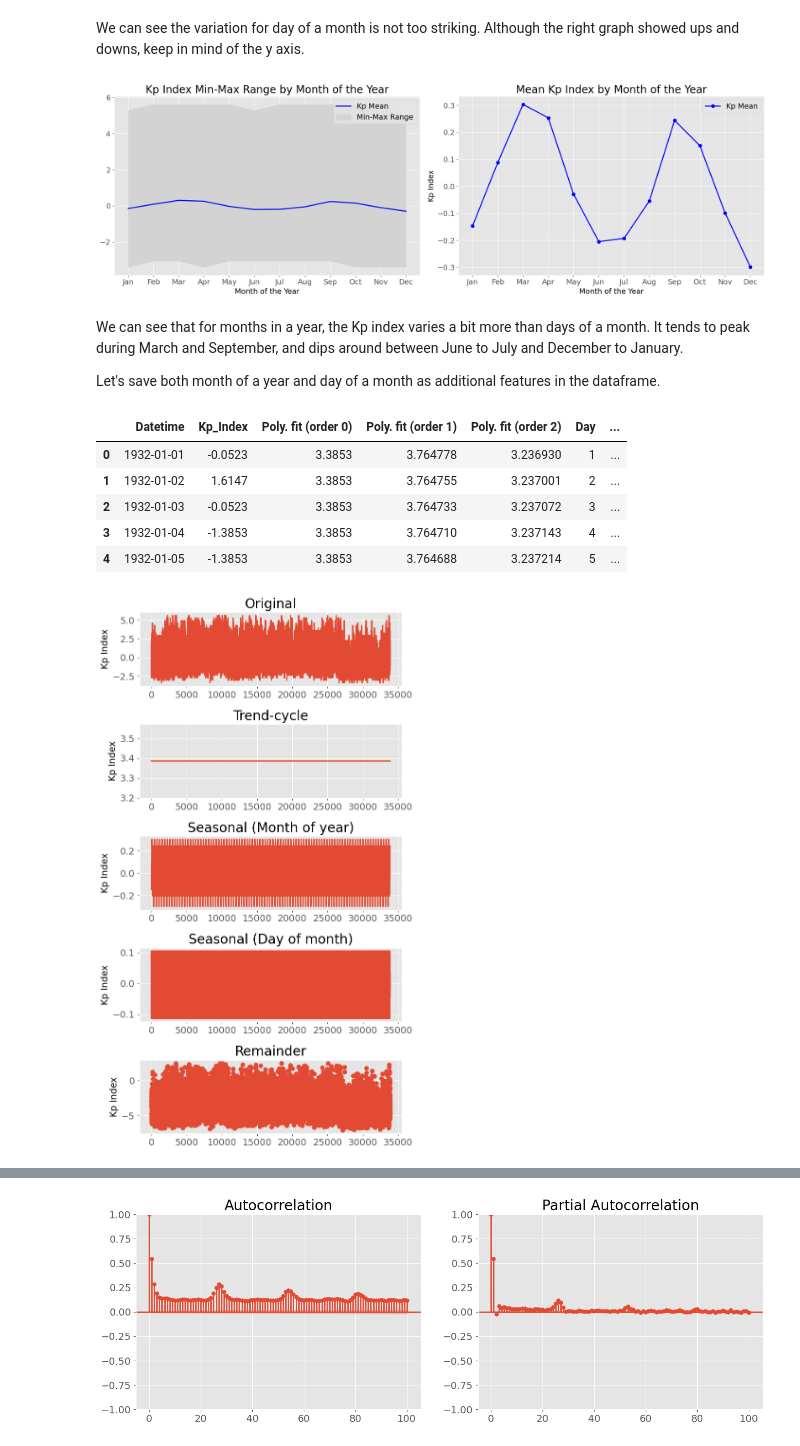
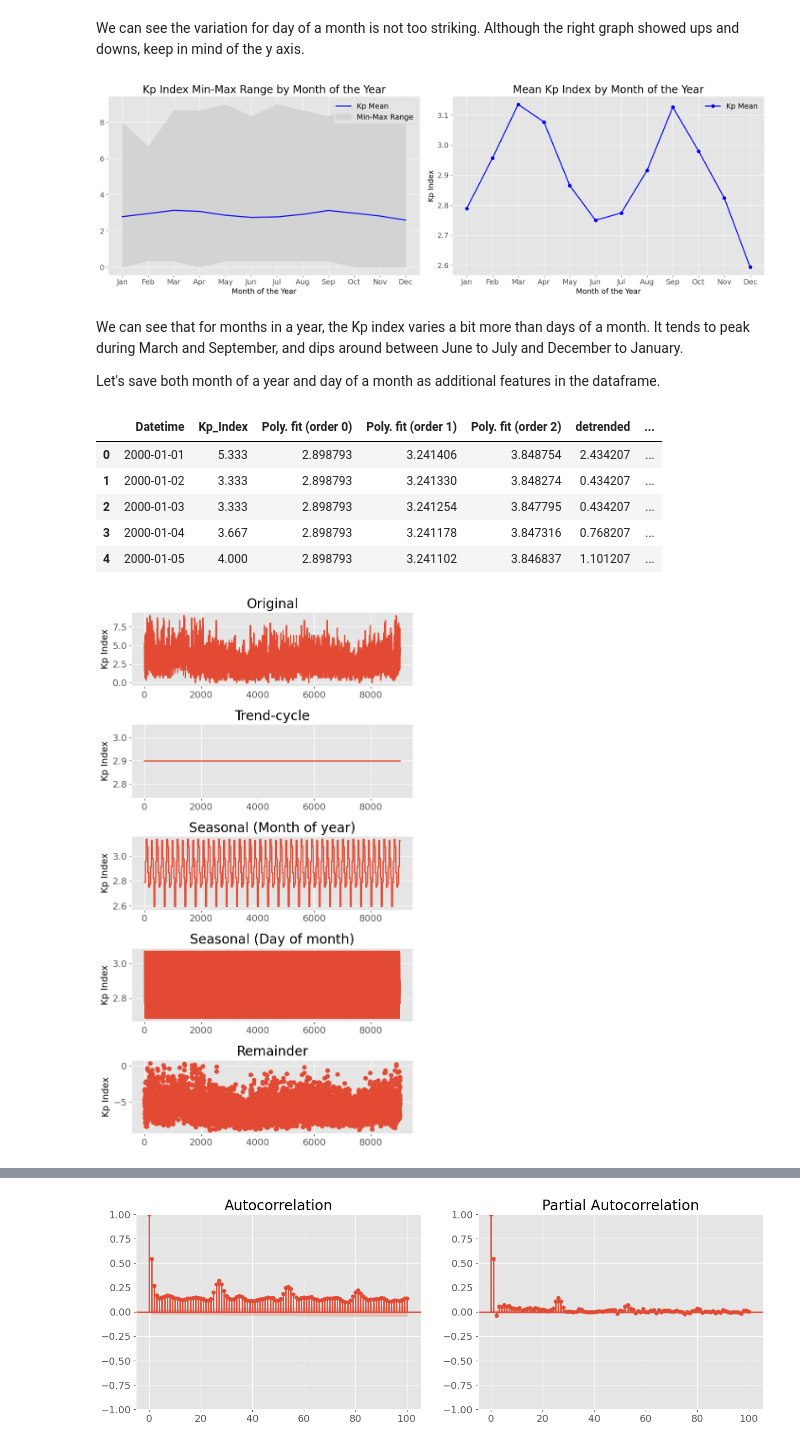
Before and after one commit to hcwang24/Aurora_Watch, a Jupyter notebook: aurora.ipynb, the cells around one changed output, grey strips where cells are left out. Drawn from its saved outputs; the diff is of its cells as text; code cells hidden in the pictures.

```diff
--- a/aurora.ipynb
+++ b/aurora.ipynb
@@ -228,0 +232,3 @@ daily_max_df.head()
+# %%
+daily_max_df_2000['detrended'] = daily_max_df_2000["Kp_Index"] - daily_max_df_2000['Poly. fit (order 0)']
+daily_max_df_2000.head()
@@ -234,28 +247,28 @@ By subtracting all daily values with 3.385272, the lines should converge to 0, s
 Let's do some exploration first. I'm curious to see how the peak Kp index repeat over days in a month, and months in a year and .
 # %%
 # Group by day of the month and calculate the mean, min, and max
-day_of_month = daily_max_df.groupby(daily_max_df['Datetime'].dt.day).agg(
+day_of_month = daily_max_df_2000.groupby(daily_max_df_2000['Datetime'].dt.day).agg(
     Mean_dayofmonth_peak_Kp=('Kp_Index', 'mean'),
     Min_dayofmonth_peak_Kp=('Kp_Index', 'min'),
     Max_dayofmonth_peak_Kp=('Kp_Index', 'max')
 ).reset_index()
 
 # Rename the 'Datetime' column to 'Day' since we are grouping by the day of the month
-day_of_month.rename(columns={'Datetime': 'Day'}, inplace=True)
+day_of_month.rename(columns={'Datetime': 'Day_of_Month'}, inplace=True)
 
 # Create subplots with two side-by-side plots
 fig, axes = plt.subplots(1, 2, figsize=(18, 6))
 
 # Plot min, mean, max Kp index
-axes[0].plot(day_of_month['Day'], day_of_month['Mean_dayofmonth_peak_Kp'], label="Kp Mean", color='blue')
-axes[0].fill_between(day_of_month['Day'], day_of_month['Min_dayofmonth_peak_Kp'], day_of_month['Max_dayofmonth_peak_Kp'], color='lightgray', alpha=1, label="Min-Max Range")
+axes[0].plot(day_of_month['Day_of_Month'], day_of_month['Mean_dayofmonth_peak_Kp'], label="Kp Mean", color='blue')
+axes[0].fill_between(day_of_month['Day_of_Month'], day_of_month['Min_dayofmonth_peak_Kp'], day_of_month['Max_dayofmonth_peak_Kp'], color='lightgray', alpha=1, label="Min-Max Range")
 axes[0].set_xlabel('Day of the Month')
 axes[0].set_title("Kp Index Min-Max Range by Day of the Month")
 axes[0].set_xticks(range(1, 32))
 axes[0].legend()
 
 # Plot mean Kp index
-axes[1].plot(day_of_month['Day'], day_of_month['Mean_dayofmonth_peak_Kp'], label="Kp Mean", color='blue', marker="o")
+axes[1].plot(day_of_month['Day_of_Month'], day_of_month['Mean_dayofmonth_peak_Kp'], label="Kp Mean", color='blue', marker="o")
 axes[1].set_xlabel('Day of the Month')
 axes[1].set_ylabel('Kp Index')
 axes[1].set_title("Mean Kp Index by Day of the Month")
@@ -273,7 +286,7 @@ plt.show()
 We can see the variation for day of a month is not too striking. Although the right graph showed ups and downs, keep in mind of the y axis.
 # %%
 # Group by month of the year and calculate the mean, min, and max
-month_of_year = daily_max_df.groupby(daily_max_df['Datetime'].dt.month).agg(
+month_of_year = daily_max_df_2000.groupby(daily_max_df_2000['Datetime'].dt.month).agg(
     Mean_monthly_peak_Kp=('Kp_Index', 'mean'),
     Min_monthly_peak_Kp=('Kp_Index', 'min'),
     Max_monthly_peak_Kp=('Kp_Index', 'max')
@@ -315,34 +328,34 @@ plt.tight_layout()
 # Show the plot
 plt.show()
 # %% [output]
-[figure, old version]
+[figure, new version]
 # %% [markdown]
 We can see that for months in a year, the Kp index varies a bit more than days of a month. It tends to peak during March and September, and dips around between June to July and December to January.
 
 Let's save both month of a year and day of a month as additional features in the dataframe.
 # %%
-daily_max_df = daily_max_df.merge(day_of_month, left_on=daily_max_df['Datetime'].dt.day, right_on='Day', how='left')
-daily_max_df = daily_max_df.merge(month_of_year, left_on=daily_max_df['Datetime'].dt.month, right_on='Month', how='left')
+daily_max_df_2000 = daily_max_df_2000.merge(day_of_month, left_on=daily_max_df_2000['Datetime'].dt.day, right_on='Day_of_Month', how='left')
+daily_max_df_2000 = daily_max_df_2000.merge(month_of_year, left_on=daily_max_df_2000['Datetime'].dt.month, right_on='Month', how='left')
 
-daily_max_df.head()
+daily_max_df_2000.head()
 # %% [output]
-|  | Datetime | Kp_Index | Poly. fit (order 0) | Poly. fit (order 1) | Poly. fit (order 2) | Day | ... |
-| 0 | 1932-01-01 | -0.0523 | 3.3853 | 3.764778 | 3.236930 | 1 | ... |
-| 1 | 1932-01-02 | 1.6147 | 3.3853 | 3.764755 | 3.237001 | 2 | ... |
-| 2 | 1932-01-03 | -0.0523 | 3.3853 | 3.764733 | 3.237072 | 3 | ... |
-| 3 | 1932-01-04 | -1.3853 | 3.3853 | 3.764710 | 3.237143 | 4 | ... |
-| 4 | 1932-01-05 | -1.3853 | 3.3853 | 3.764688 | 3.237214 | 5 | ... |
+|  | Datetime | Kp_Index | Poly. fit (order 0) | Poly. fit (order 1) | Poly. fit (order 2) | detrended | ... |
+| 0 | 2000-01-01 | 5.333 | 2.898793 | 3.241406 | 3.848754 | 2.434207 | ... |
+| 1 | 2000-01-02 | 3.333 | 2.898793 | 3.241330 | 3.848274 | 0.434207 | ... |
+| 2 | 2000-01-03 | 3.333 | 2.898793 | 3.241254 | 3.847795 | 0.434207 | ... |
+| 3 | 2000-01-04 | 3.667 | 2.898793 | 3.241178 | 3.847316 | 0.768207 | ... |
+| 4 | 2000-01-05 | 4.000 | 2.898793 | 3.241102 | 3.846837 | 1.101207 | ... |
 # %%
 # Estimating the remainder
-daily_max_df["remainder"] = daily_max_df["Kp_Index"] - daily_max_df["Poly. fit (order 0)"] - daily_max_df["Mean_monthly_peak_Kp"] - daily_max_df["Mean_dayofmonth_peak_Kp"]
+daily_max_df_2000["remainder"] = daily_max_df_2000["Kp_Index"] - daily_max_df_2000["Poly. fit (order 0)"] - daily_max_df_2000["Mean_monthly_peak_Kp"] - daily_max_df_2000["Mean_dayofmonth_peak_Kp"]
 
 fig, axes = plt.subplots(nrows=5, ncols=1, figsize=(7, 12))
-daily_max_df["Kp_Index"].plot.line(ylabel="Kp Index", title="Original", xlabel="", ax=axes[0])
-daily_max_df["Poly. fit (order 0)"].plot.line(ylabel="Kp Index", title="Trend-cycle", xlabel="", ax=axes[1])
-daily_max_df["Mean_monthly_peak_Kp"].plot.line(ylabel="Kp Index", title="Seasonal (Month of year)", xlabel="", ax=axes[2])
-daily_max_df["Mean_dayofmonth_peak_Kp"].plot.line(ylabel="Kp Index", title="Seasonal (Day of month)", xlabel="", ax=axes[3])
-daily_max_df["remainder"].plot.line(ylabel="Kp Index", title="Remainder", ax=axes[4], marker="o", linestyle="")
+daily_max_df_2000["Kp_Index"].plot.line(ylabel="Kp Index", title="Original", xlabel="", ax=axes[0])
+daily_max_df_2000["Poly. fit (order 0)"].plot.line(ylabel="Kp Index", title="Trend-cycle", xlabel="", ax=axes[1])
+daily_max_df_2000["Mean_monthly_peak_Kp"].plot.line(ylabel="Kp Index", title="Seasonal (Month of year)", xlabel="", ax=axes[2])
+daily_max_df_2000["Mean_dayofmonth_peak_Kp"].plot.line(ylabel="Kp Index", title="Seasonal (Day of month)", xlabel="", ax=axes[3])
+daily_max_df_2000["remainder"].plot.line(ylabel="Kp Index", title="Remainder", ax=axes[4], marker="o", linestyle="")
 plt.tight_layout();
 # %% [output]
-[figure, old version]
+[figure, new version]
 # %% [markdown]
```
Also changed, not shown: parts of 61 cells of this notebook.
